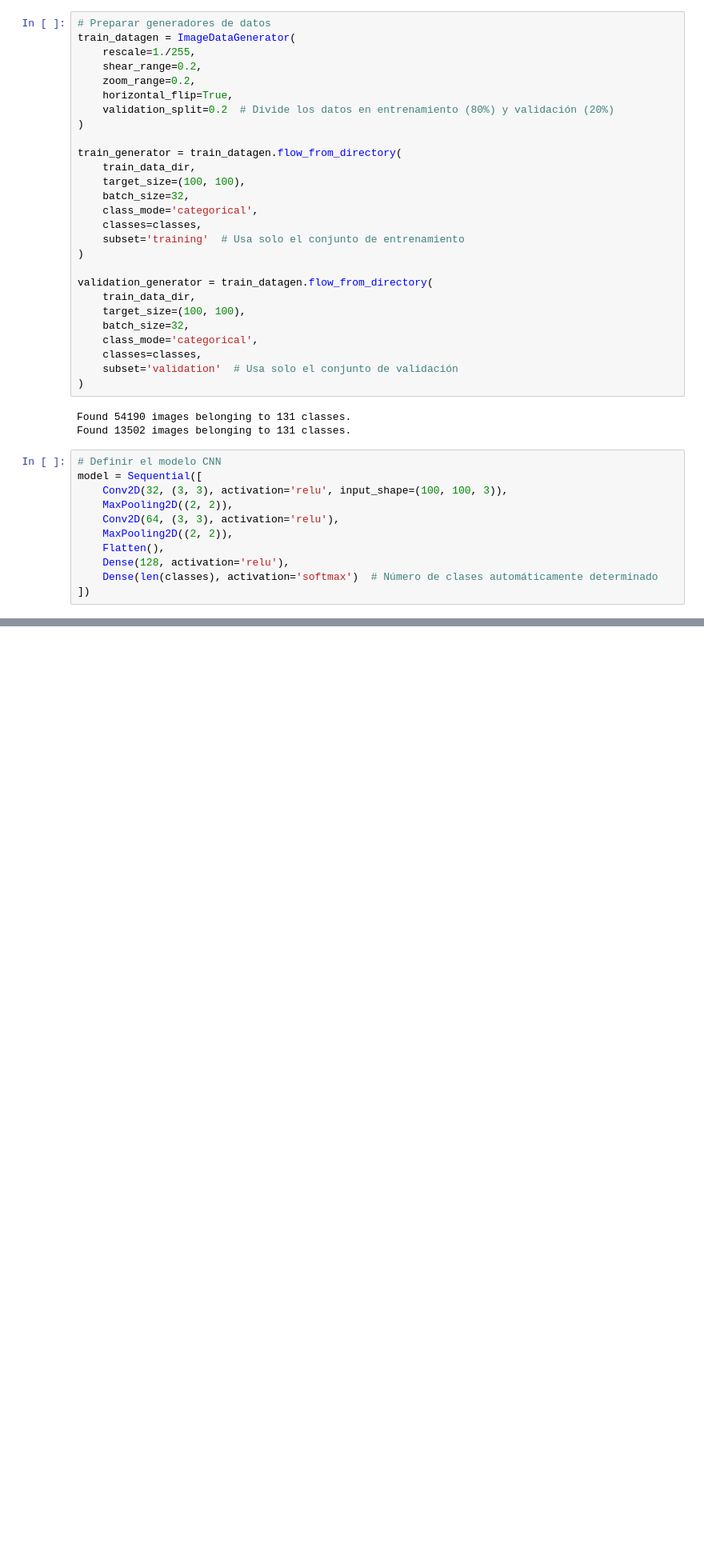
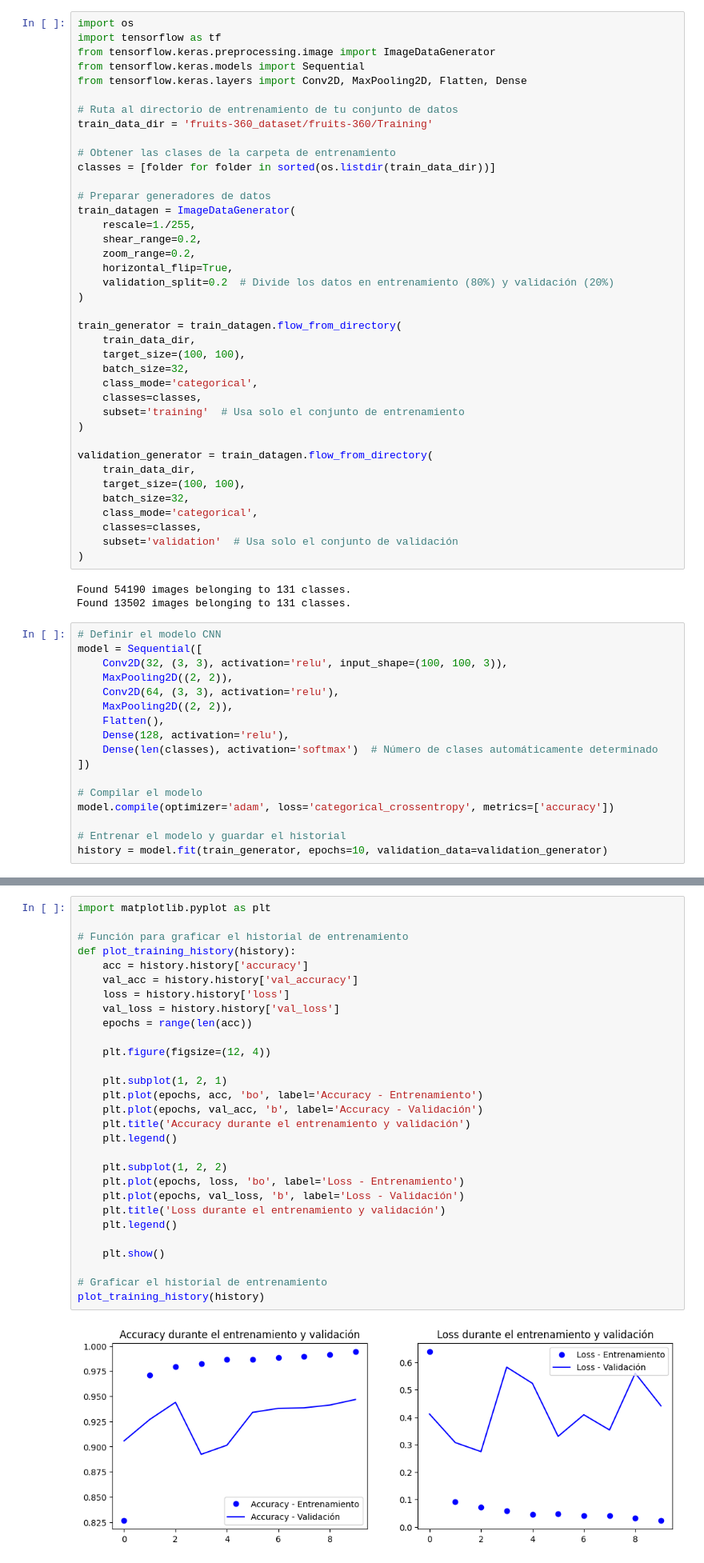
Before and after one commit to odguzmanv/IAyMinirobots, a Jupyter notebook: Tarea5.ipynb, the cells around one changed output, grey strips where cells are left out. Shown at 80% size. Cells and saved outputs as stored; diff of their text form; blank space fills up the shorter version.

```diff
--- a/Tarea5.ipynb
+++ b/Tarea5.ipynb
@@ -49,4 +133,16 @@ classes = sorted([d for d in os.listdir(train_data_dir) if os.path.isdir(os.path
 # %%
+import os
+import tensorflow as tf
+from tensorflow.keras.preprocessing.image import ImageDataGenerator
+from tensorflow.keras.models import Sequential
+from tensorflow.keras.layers import Conv2D, MaxPooling2D, Flatten, Dense
+
+# Ruta al directorio de entrenamiento de tu conjunto de datos
+train_data_dir = 'fruits-360_dataset/fruits-360/Training'
+
+# Obtener las clases de la carpeta de entrenamiento
+classes = [folder for folder in sorted(os.listdir(train_data_dir))]
+
 # Preparar generadores de datos
 train_datagen = ImageDataGenerator(
     rescale=1./255,
@@ -87,3 +183,9 @@ model = Sequential([
     Dense(128, activation='relu'),
     Dense(len(classes), activation='softmax')  # Número de clases automáticamente determinado
 ])
+
+# Compilar el modelo
+model.compile(optimizer='adam', loss='categorical_crossentropy', metrics=['accuracy'])
+
+# Entrenar el modelo y guardar el historial
+history = model.fit(train_generator, epochs=10, validation_data=validation_generator)
@@ -89,0 +213,31 @@ model = Sequential([
+# %%
+import matplotlib.pyplot as plt
+
+# Función para graficar el historial de entrenamiento
+def plot_training_history(history):
+    acc = history.history['accuracy']
+    val_acc = history.history['val_accuracy']
+    loss = history.history['loss']
+    val_loss = history.history['val_loss']
+    epochs = range(len(acc))
+
+    plt.figure(figsize=(12, 4))
+
+    plt.subplot(1, 2, 1)
+    plt.plot(epochs, acc, 'bo', label='Accuracy - Entrenamiento')
+    plt.plot(epochs, val_acc, 'b', label='Accuracy - Validación')
+    plt.title('Accuracy durante el entrenamiento y validación')
+    plt.legend()
+
+    plt.subplot(1, 2, 2)
+    plt.plot(epochs, loss, 'bo', label='Loss - Entrenamiento')
+    plt.plot(epochs, val_loss, 'b', label='Loss - Validación')
+    plt.title('Loss durante el entrenamiento y validación')
+    plt.legend()
+
+    plt.show()
+
+# Graficar el historial de entrenamiento
+plot_training_history(history)
+# %% [output]
+[figure, added]
```
Also changed, not shown: parts of 30 cells of this notebook, 2 other files.
